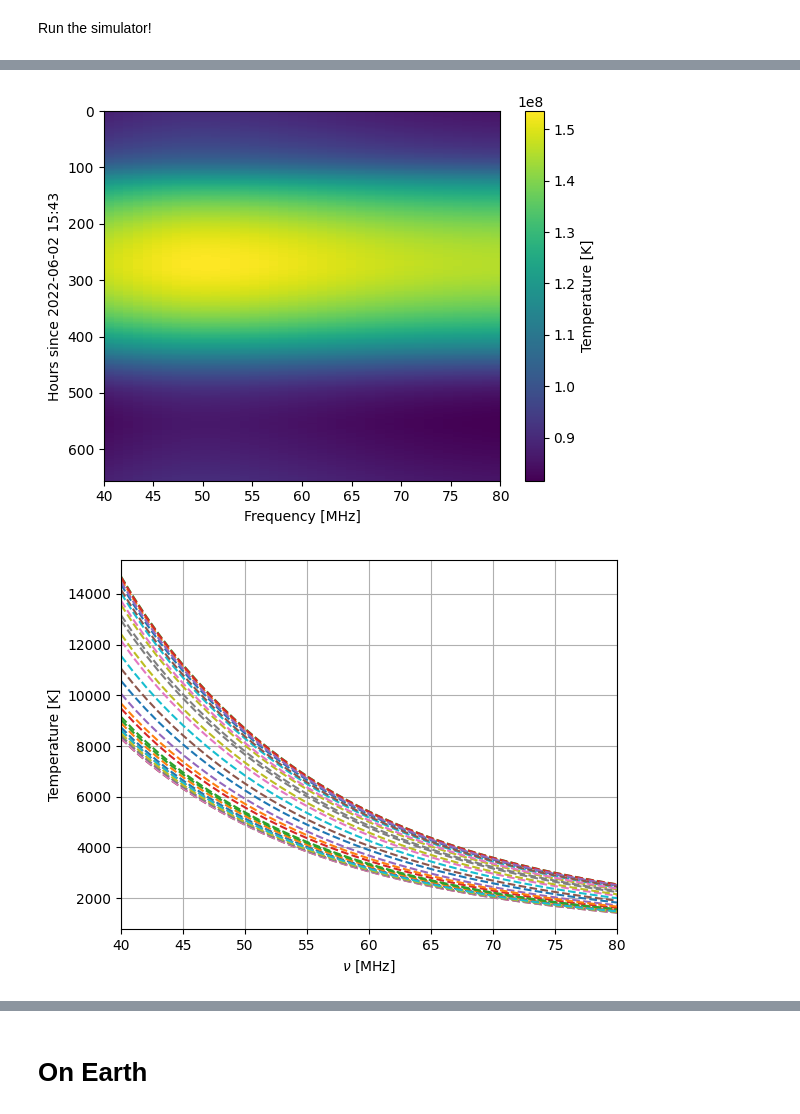
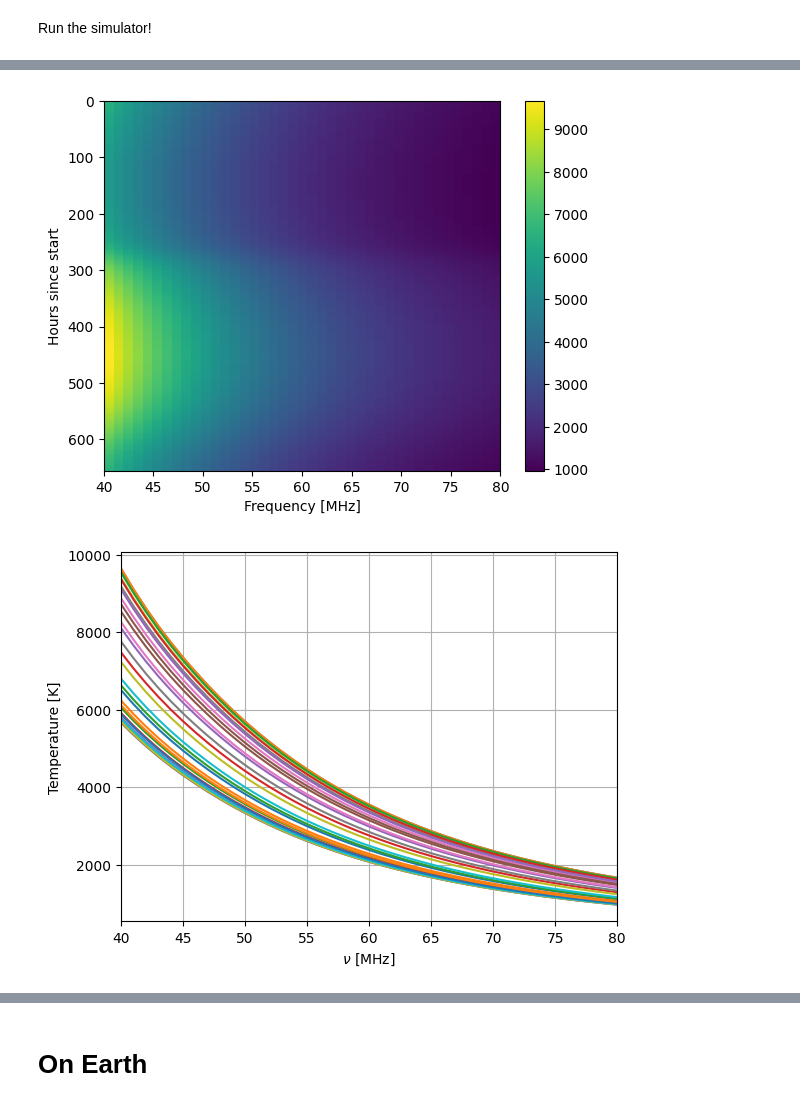
Before and after one commit to christianhbye/croissant, a Jupyter notebook: notebooks/example_sim.ipynb, the cells around one changed output, grey strips where cells are left out. Saved outputs shown, nothing was run; the diff lists cells and outputs as text; code cells hidden in the pictures.

```diff
--- a/notebooks/example_sim.ipynb
+++ b/notebooks/example_sim.ipynb
@@ -33,6 +44,10 @@ We use the Global Sky Model (Zheng et al 2016) at 25 MHz as the sky model. It ha
 # %%
-sky = cro.Sky.gsm(beam.frequencies, lmax=beam.lmax)
-hp.mollview(sky.hp_map(nside)[0], title=f"Sky at {freq[0]:.0f} MHz")
+gsm = GlobalSkyModel16(
+    freq_unit="MHz", data_unit="TRJ", resolution="lo", include_cmb=True
+)
+sky_map = gsm.generate(beam.freqs)
+sky = cro.Sky(sky_map, freq)
+hp.mollview(sky.data[0], title=f"Sky at {freq[0]:.0f} MHz")
 # %% [output]
 [figure]
 # %%
@@ -48,9 +63,10 @@ plt.show()
 # %%
 # let's do a full sidereal day on the moon
-loc = (20., -10.)
+lon = -10
+lat = 20
 t_start = Time("2022-06-02 15:43:43")
 t_end = t_start + cro.constants.sidereal_day_moon * seconds
 times = cro.utils.time_array(t_start=t_start, t_end=t_end, N_times=300)
-sim = cro.Simulator(beam, sky, lmax=lmax, world="moon", location=loc, times=times)
+sim = cro.Simulator(beam, sky, times.jd, freq, lon, lat, world="moon", Tgnd=0)
 # %%
 # the simulator view of the beam and sky after moving to MCMF coordinates
@@ -61,7 +95,3 @@ hp.mollview(sim.sky.hp_map(nside)[0], title=f"Sky at {freq[0]:.0f} MHz")
 [figure]
 # %% [markdown]
 Run the simulator!
-# %%
-# dpss mode
-sim.run(dpss=True, nterms=40)
-sim.plot(power=2.5)
@@ -70,17 +98,27 @@ sim.plot(power=2.5)
 # %%
-sim.run(dpss=False)
-sim.plot(power=2.5)
+vis = sim.sim()
+
+dt = (t_end.jd - t_start.jd) * 24
+plt.figure()
+plt.imshow(
+    vis, aspect="auto", interpolation="none", extent=[freq[0], freq[-1], dt, 0]
+)
+plt.xlabel("Frequency [MHz]")
+plt.ylabel("Hours since start")
+plt.colorbar()
+plt.show()
 # %% [output]
-[figure, old version]
+[figure, new version]
 # %%
+# different colors represent different times
 plt.figure()
-plt.plot(sim.frequencies, sim.waterfall[::10].T, ls="--")
-plt.xlim(sim.frequencies.min(), sim.frequencies.max())
+plt.plot(sim.freqs, vis[::10].T, ls="-")
+plt.xlim(sim.freqs.min(), sim.freqs.max())
 plt.xlabel("$\\nu$ [MHz]")
 plt.ylabel("Temperature [K]")
 plt.grid()
 plt.show()
 # %% [output]
-[figure, old version]
+[figure, new version]
 # %%
 # Temp vs time
```
Also changed, not shown: parts of 16 cells of this notebook.
